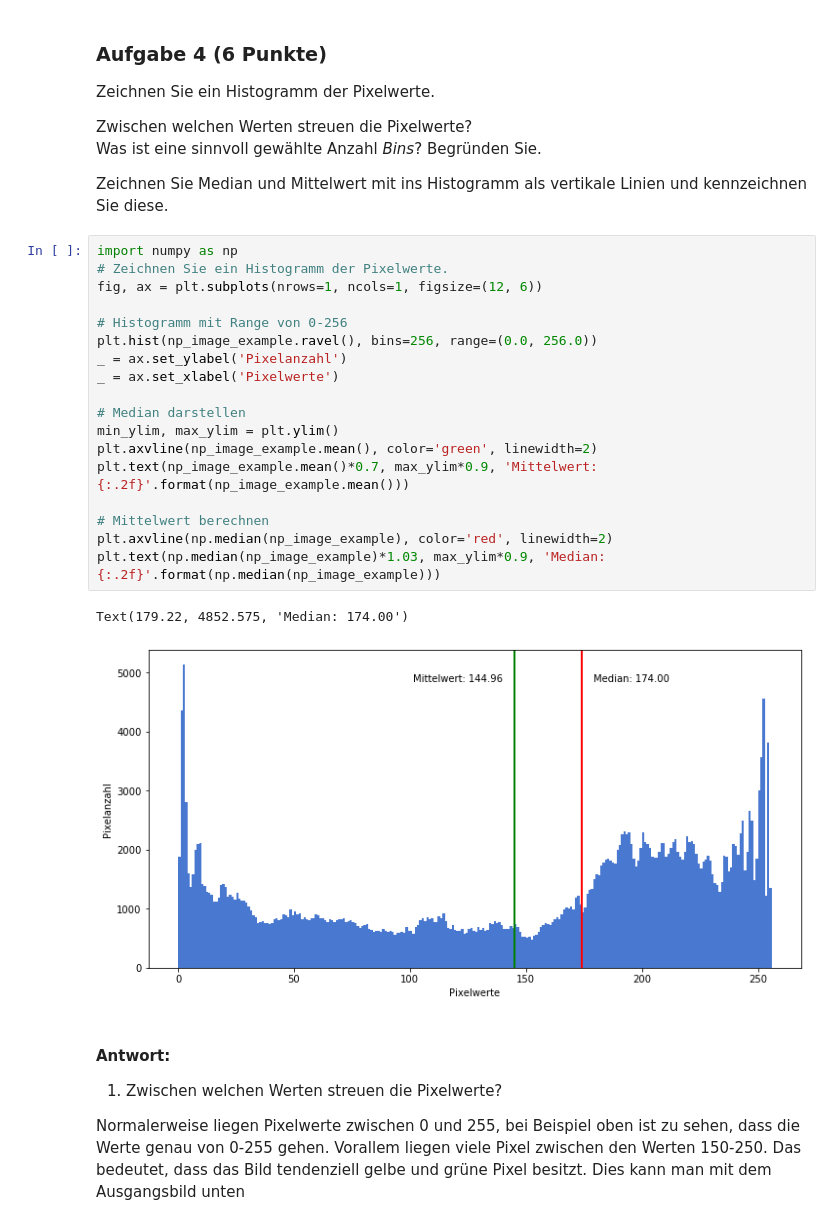
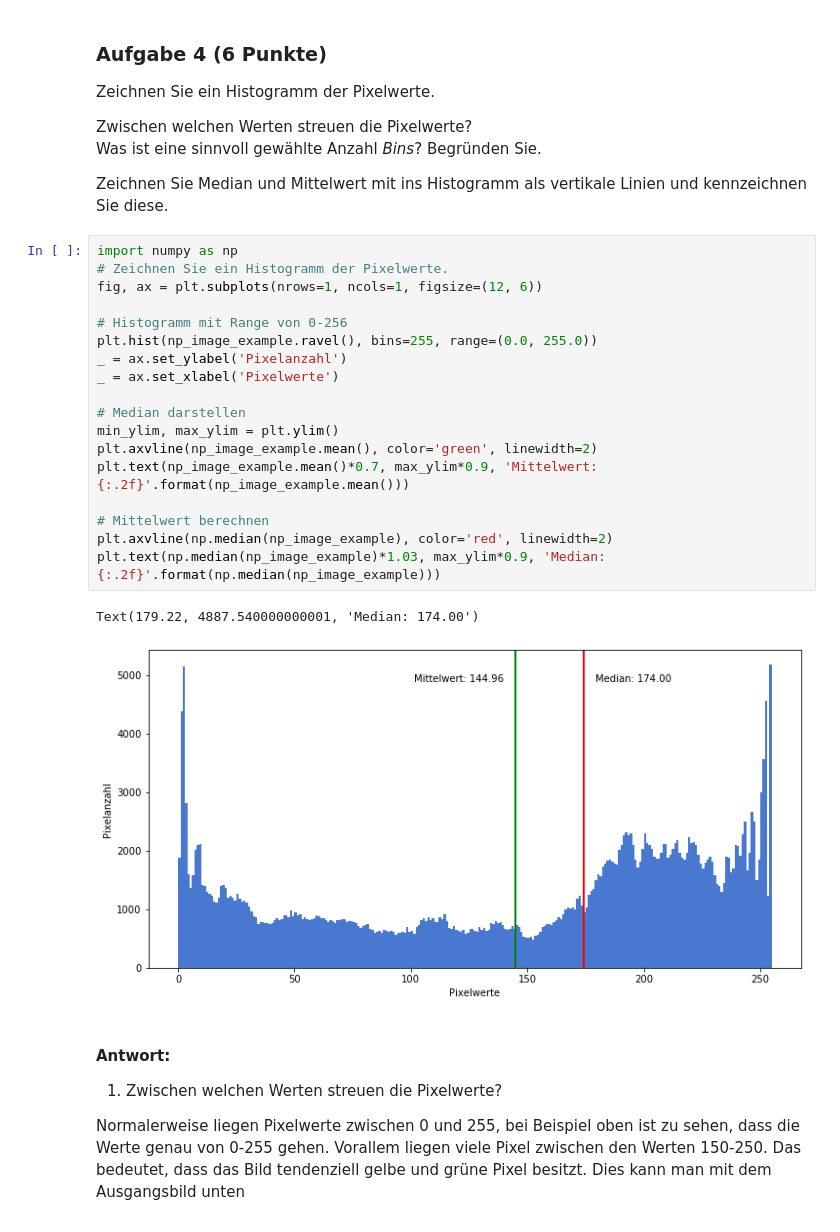
Before and after one commit to JuliaLauraMueller/dsp_hs2019, a Jupyter notebook: assignments/assignment07/exercise07.ipynb, the cells around one changed output. Saved outputs shown, nothing was run; the diff lists cells and outputs as text.

```diff
--- a/assignments/assignment07/exercise07.ipynb
+++ b/assignments/assignment07/exercise07.ipynb
@@ -141,24 +141,24 @@ Zeichnen Sie Median und Mittelwert mit ins Histogramm als vertikale Linien und k
 # %%
 import numpy as np
 # Zeichnen Sie ein Histogramm der Pixelwerte.
 fig, ax = plt.subplots(nrows=1, ncols=1, figsize=(12, 6))
 
 # Histogramm mit Range von 0-256
-plt.hist(np_image_example.ravel(), bins=256, range=(0.0, 256.0))
+plt.hist(np_image_example.ravel(), bins=255, range=(0.0, 255.0))
 _ = ax.set_ylabel('Pixelanzahl')
 _ = ax.set_xlabel('Pixelwerte')
 
 # Median darstellen
 min_ylim, max_ylim = plt.ylim()
 plt.axvline(np_image_example.mean(), color='green', linewidth=2)
 plt.text(np_image_example.mean()*0.7, max_ylim*0.9, 'Mittelwert: {:.2f}'.format(np_image_example.mean()))
 
 # Mittelwert berechnen
 plt.axvline(np.median(np_image_example), color='red', linewidth=2)
 plt.text(np.median(np_image_example)*1.03, max_ylim*0.9, 'Median: {:.2f}'.format(np.median(np_image_example)))
 # %% [output]
-Text(179.22, 4852.575, 'Median: 174.00')
+Text(179.22, 4887.540000000001, 'Median: 174.00')
-[figure, old version]
+[figure, new version]
 # %% [markdown]
 #### Antwort:
 
```
Also changed, not shown: parts of 14 cells of this notebook.
